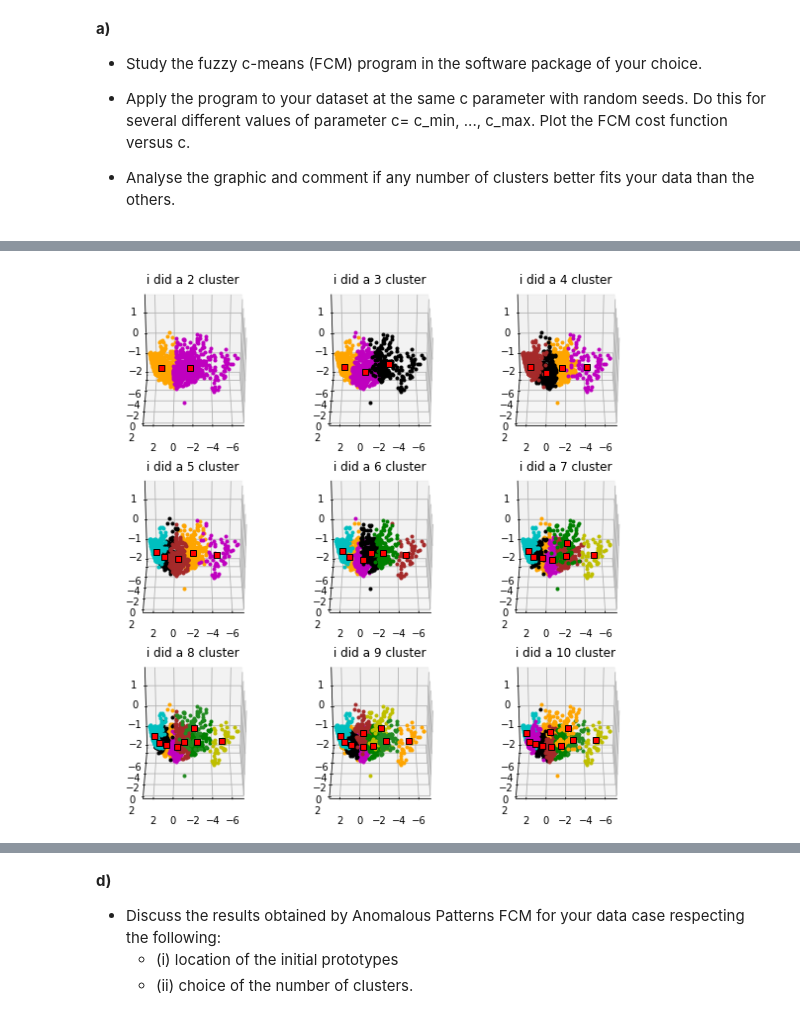
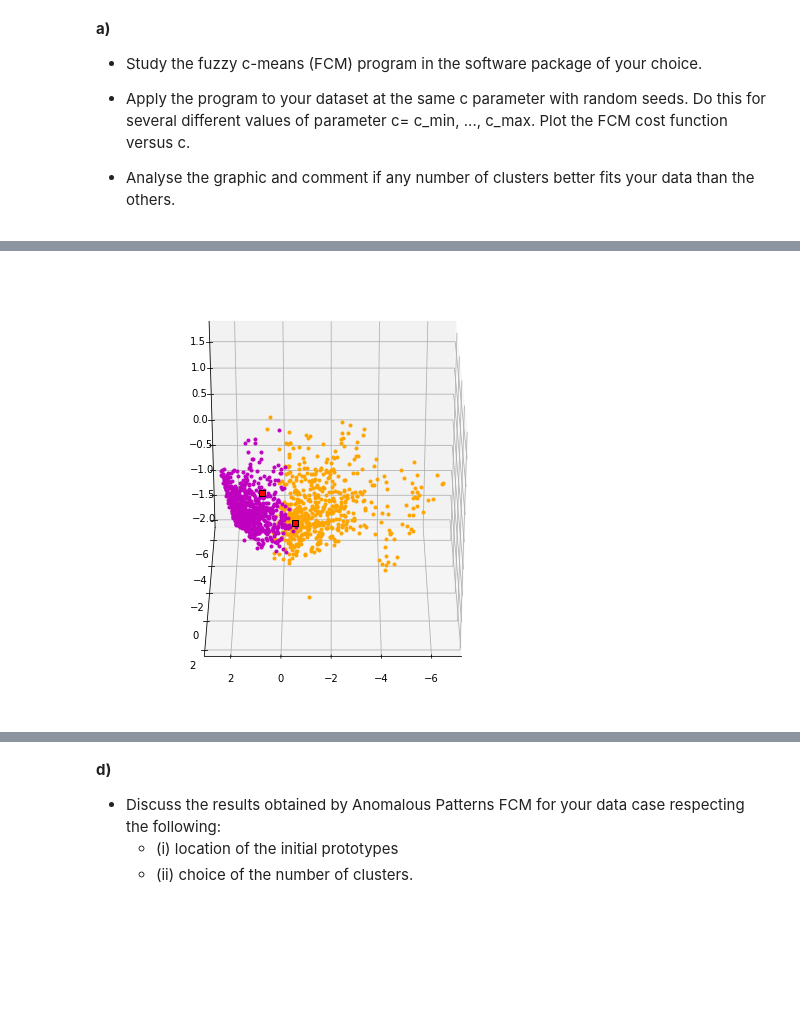
Before and after one commit to oranium/datamining, a Jupyter notebook: PAD_Project_SVD.ipynb, the cells around one changed output, grey strips where cells are left out. Drawn from its saved outputs; the diff is of its cells as text; code cells hidden in the pictures; blank space fills up the shorter version.

Commit message:
data and notebook

```diff
--- a/PAD_Project_SVD.ipynb
+++ b/PAD_Project_SVD.ipynb
@@ -584,55 +759,41 @@ def anomalous_cluster(threshold):
 # %%
 import skfuzzy as fuzz
+
 colors_cluster = ['orange', 'm', 'k', 'Brown', 'c','g', 'y', 'ForestGreen']
 colors_center = ['b','g', 'c', 'm', 'y', 'k']
 shapes = ['s', 'x', '^', 'o', 's']
-fig1, axes1 = plt.subplots(3,3, figsize=(8,8), subplot_kw=dict(projection='3d'))
-# vertically stack all of the data points in our set because skfuzz wants that
-alldata = data_ap.to_numpy().T
-#np.vstack(data_ap.iloc[:,n] for n in range(data_ap.shape[1]))
-fpcs = []
-cluster_memberships = []
-partitions = []
-for ncenters, ax in enumerate(axes1.reshape(-1), 2):
-    centers = np.random.rand(ncenters, alldata.shape[1])
-    centers, u, u0, d, jm, p, fpc = fuzz.cluster.cmeans(
-        alldata, c=ncenters, m=2, error=0.005, maxiter=100, init=None, seed=28980)
-    #store fpc values for later
-    fpcs.append(fpc)
-    partitions.append(u)
-    #plot assigned clusters, for each data point in set
-    cluster_membership = np.argmax(u, axis=0)
-    cluster_memberships.append(cluster_membership)
-    for j in range(ncenters):
-        ax.plot(data_ap.iloc[:,0][cluster_membership==j],
-                data_ap.iloc[:,1][cluster_membership==j],
-                data_ap.iloc[:,2][cluster_membership==j],
-               '.', color=colors_cluster[j%len(colors_cluster)])
-    #mark center of each cluster
-    i=0
-    for pt in centers:
-        ax.plot([pt[0]],pt[1],pt[2],
-                'rs', mec='k')
-        i += 1
 
-    ax.set_title(' i did a {} cluster'.format(ncenters))
-    ax.view_init(30, 90)
+fig, ax = plt.subplots(1,1, figsize=(8,8), subplot_kw=dict(projection='3d'))
 
-fig1.tight_layout()
-plt.show()
-ax_cost = plt.subplot()
-ax_cost.set_ylim(0, 1)
-ax_cost.bar(range(2,len(fpcs)+2),fpcs)
-for i in ax_cost.patches:
-    ax_cost.text(i.get_x(), i.get_height() + 0.02, str(round(i.get_height(),3)))
-ax_cost.grid()
-plt.show()
-ax_2clusters = plt.subplot(projection='3d')
-cluster_membership = cluster_memberships[0]
-for j in [0,1]:
-    ax_2clusters.plot(data_ap.iloc[:,0][cluster_membership==j],
-                data_ap.iloc[:,1][cluster_membership==j],
-                data_ap.iloc[:,2][cluster_membership==j],
-                '.', color=colors_cluster[j])
-ax_2clusters.view_init(30, 45)
+visdata = init_data('airpca')
+alldata = init_data()
+alldata = np.vstack(alldata.iloc[:,n] for n in range(alldata.shape[1]))
+
+# The threshold of 300 cluster members was chosen to
+ac = anomalous_cluster(300)
+init_partition = ac[0].T
+centers, u, u0, d, jm, p, fpc = fuzz.cluster.cmeans(
+    data=alldata,c=len(centers), m=2, error=0.005, maxiter=100, init=init_partition)
+
+# save relevant data for plotting later on
+centers_ap = centers
+fpc_ap = fpc
+partition_ap = u
+cluster_membership = np.argmax(u, axis=0)
+
+#plot assigned clusters, for each data point in set
+for j in range(len(centers)):
+    ax.plot(visdata.iloc[:,0][cluster_membership==j],
+            visdata.iloc[:,1][cluster_membership==j],
+            visdata.iloc[:,2][cluster_membership==j],
+           '.', color=colors_cluster[j])
+#mark center of each cluster
+i=0
+for pt in centers:
+    ax.plot([pt[0]],pt[1],pt[2],
+            'rs', mec='k')
+    i += 1
+
+ax.view_init(30, 90)
+fig.savefig('AP_2clusters.png')
 # %% [output]
@@ -639 +806 @@ ax_2clusters.view_init(30, 45)
-[figure, old version]
+[figure, new version]
```
Also changed, not shown: parts of 27 cells of this notebook, 2 other files.
